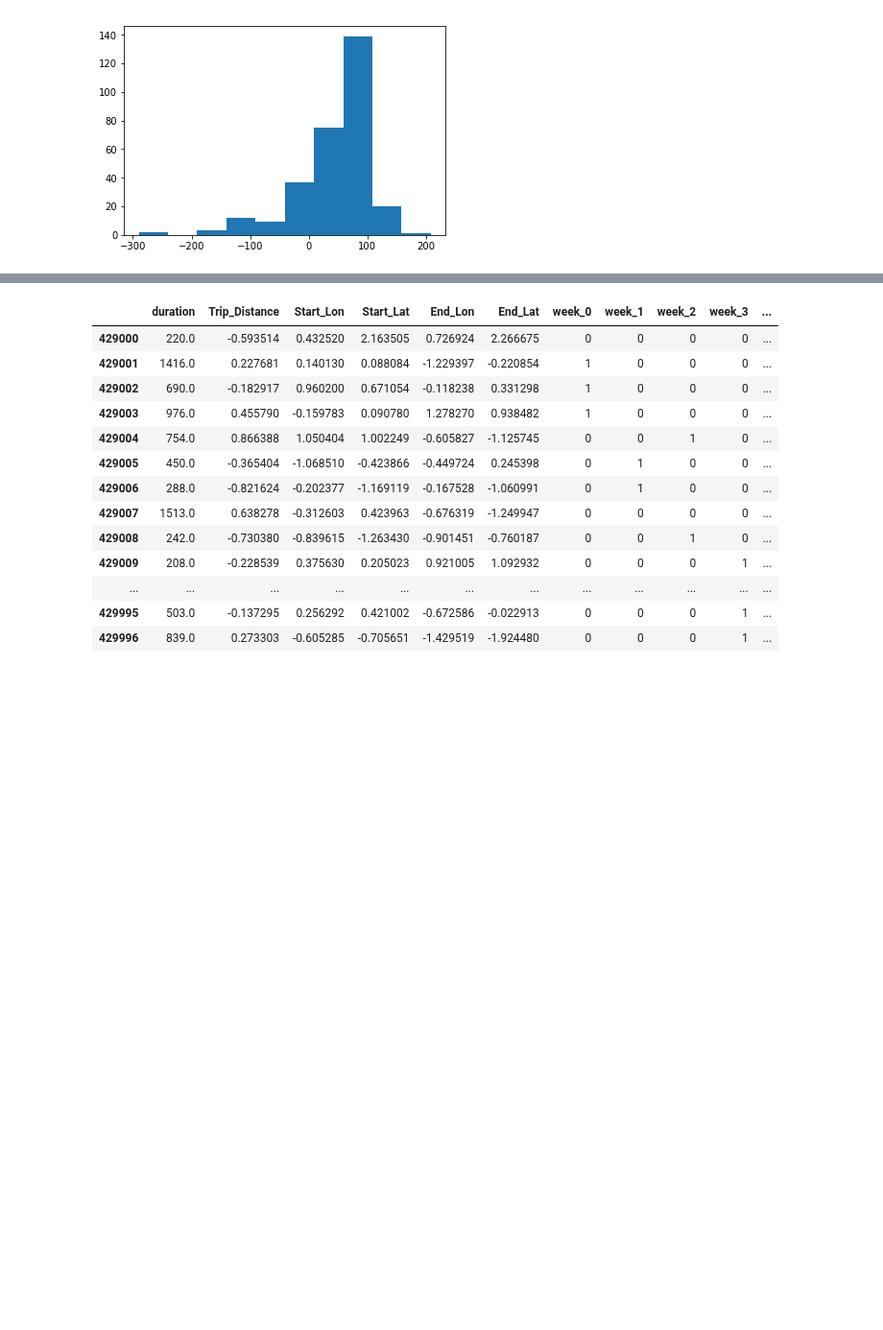
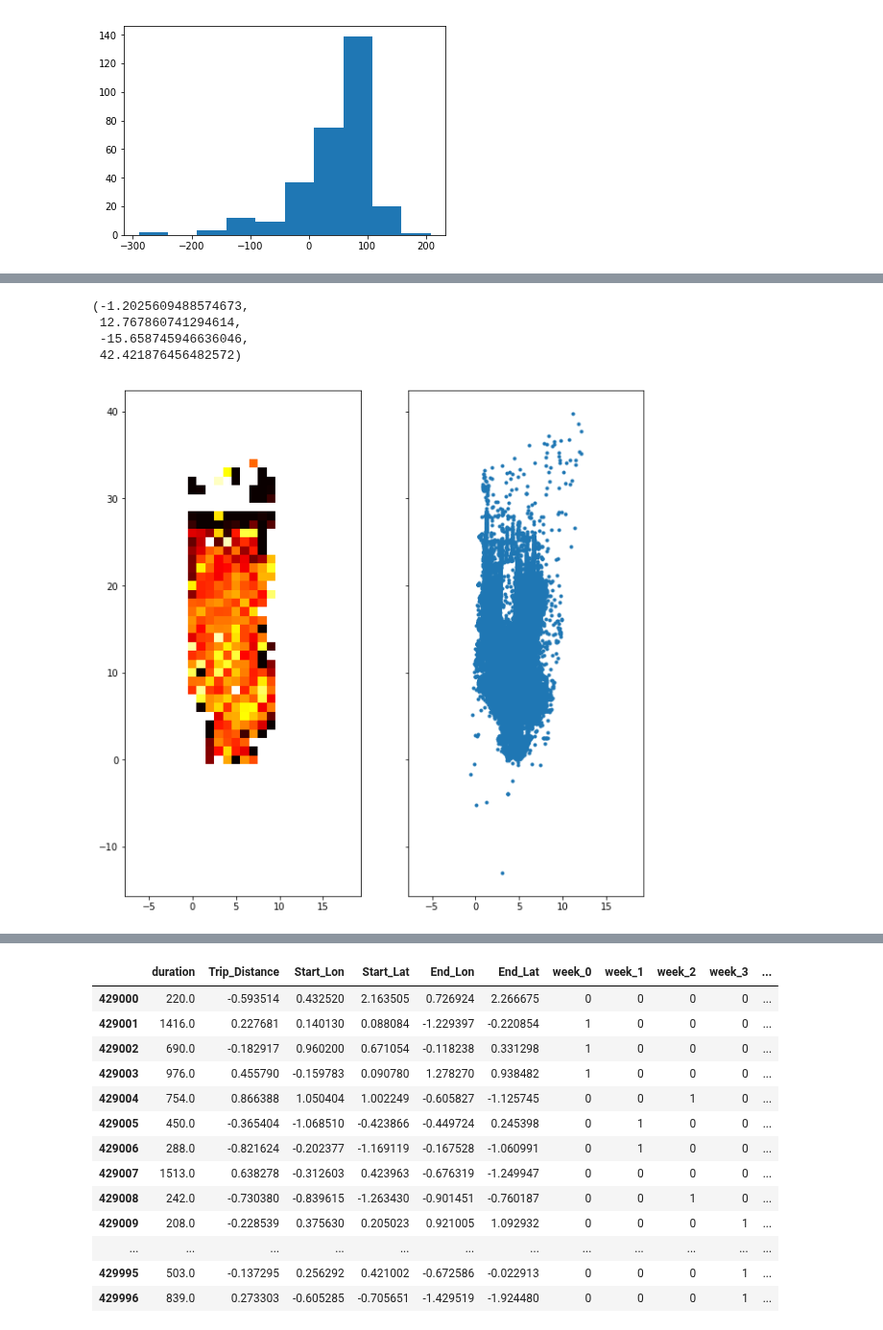
Before and after one commit to M20190649/cs281-final-taxi, a Jupyter notebook: 2017-11-06_JC_low-dim-model.ipynb, the cells around one changed output, grey strips where cells are left out. Shown at 96% size. Drawn from its saved outputs; the diff is of its cells as text; code cells hidden in the pictures; blank space fills up the shorter version.

```diff
--- a/2017-11-06_JC_low-dim-model.ipynb
+++ b/2017-11-06_JC_low-dim-model.ipynb
@@ -195,0 +240,14 @@ array([[          nan,           nan,           nan,           nan,
+# %%
+
+w = torch.load('weights_min_cost_route.fyre').data.numpy().copy()
+w[(w > 400)|(w<-100)] = np.nan
+f, (ax1, ax2) = plt.subplots(nrows=1, ncols=2, sharex=True, sharey=True, figsize=(10,10))
+ax1.imshow(w.T,origin='lower', clim=(0,150),cmap='hot')
+ax2.plot(t['start_x'], t['start_y'], '.')
+ax2.axis('equal')
+# %% [output]
+(-1.2025609488574673,
+ 12.767860741294614,
+ -15.658745946636046,
+ 42.421876456482572)
+[figure, added]
```
Also changed, not shown: parts of 31 cells of this notebook, 2 other files.
